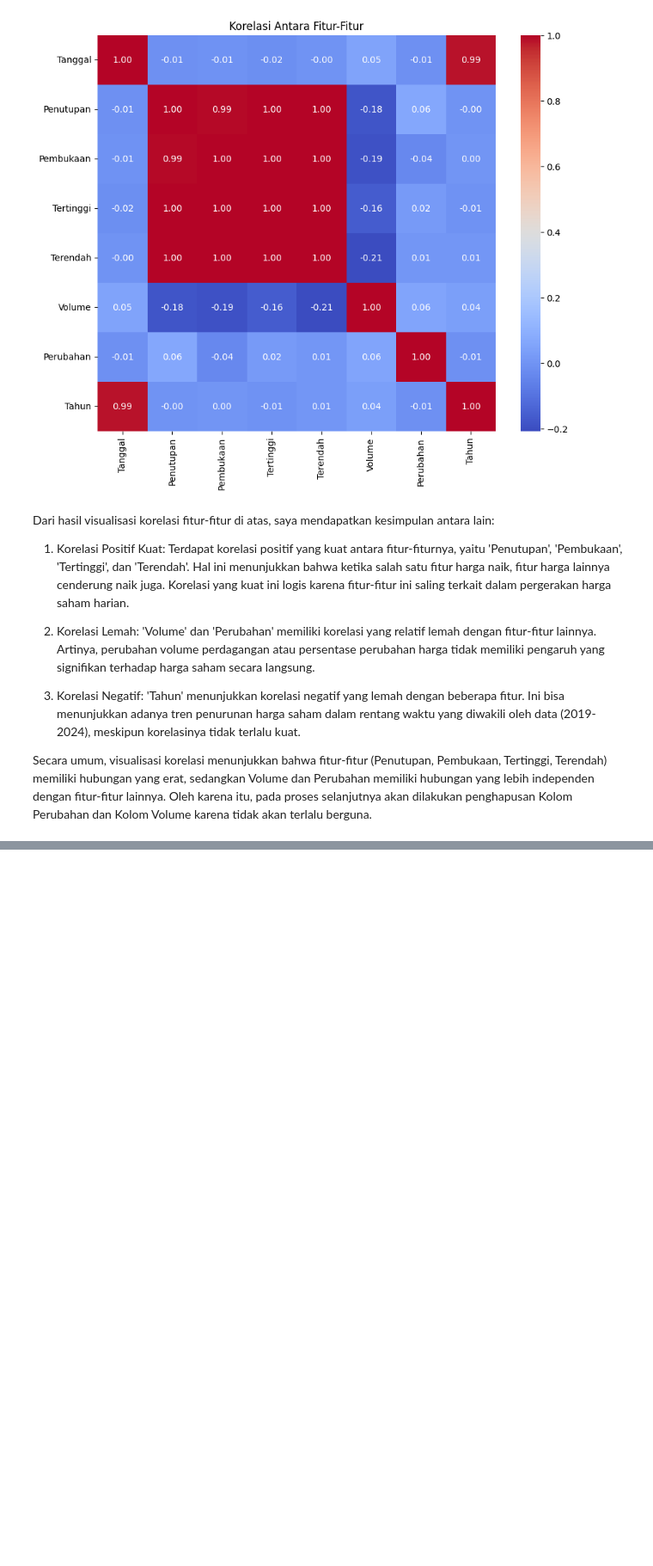
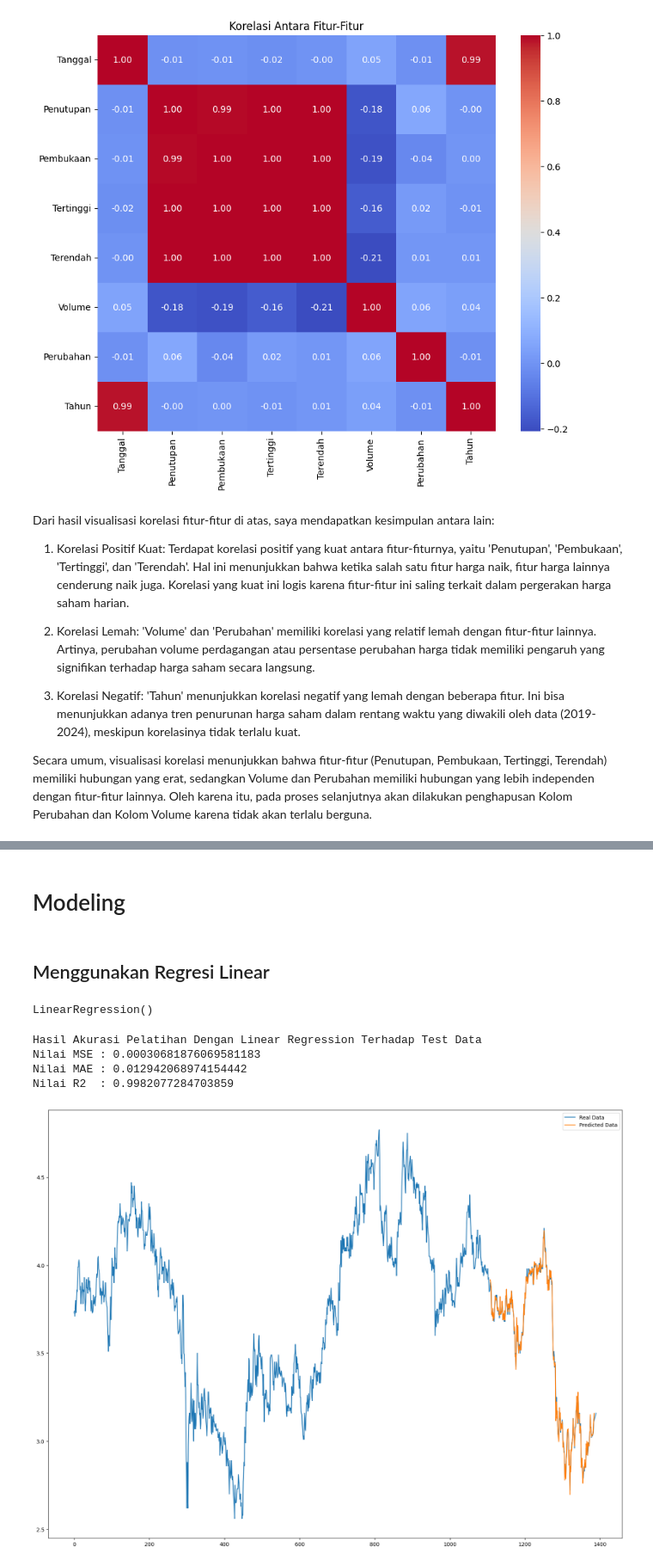
Before and after one commit to riskinass/proyek-sains-data, a Jupyter notebook: _build/html/_sources/tugas2/main.ipynb, the cells around one changed output, grey strips where cells are left out. Shown at 86% size. Cells and saved outputs as stored; diff of their text form; code cells hidden in the pictures; blank space fills up the shorter version.

```diff
--- a/_build/html/_sources/tugas2/main.ipynb
+++ b/_build/html/_sources/tugas2/main.ipynb
@@ -309,0 +527,3 @@ Coming Soon
+# %%
+##membagi data untuk training dan testing, proporsi data testing = 0.2*total data, data tidak dikocok
+X_train,X_test,Y_train,Y_test = train_test_split(X,Y, test_size=0.2, shuffle=False)
@@ -309,0 +538,4 @@ Coming Soon
+# %%
+scaler = MinMaxScaler(feature_range=(0, 1))
+X_train_scale = scaler.fit_transform(X_train)
+X_test_scale = scaler.transform(X_test)
@@ -309,0 +552,32 @@ Coming Soon
+# %% [markdown]
+# Modeling
+# %% [markdown]
+## Menggunakan Regresi Linear
+# %%
+#define sklearn.linear_model.LinearRegression sebagai Lr
+Lr = LinearRegression()
+#training model
+Lr.fit(X_train_scale, Y_train)
+# %% [output]
+LinearRegression()
+# %%
+pred = Lr.predict(X_test_scale)
+# %%
+print('Hasil Akurasi Pelatihan Dengan Linear Regression Terhadap Test Data')
+print(f"Nilai MSE : {mean_squared_error(pred,Y_test)}")
+print(f"Nilai MAE : {mean_absolute_error(pred,Y_test)}")
+print(f"Nilai R2  : {r2_score(pred,Y_test)}")
+# %% [output]
+Hasil Akurasi Pelatihan Dengan Linear Regression Terhadap Test Data
+Nilai MSE : 0.00030681876069581183
+Nilai MAE : 0.012942068974154442
+Nilai R2  : 0.9982077284703859
+# %%
+#plotting
+plt.figure(figsize=(20,15))
+plt.plot(Y)
+plt.plot(np.arange(len(Y_train),len(Y)),pred)
+plt.legend(['Real Data','Predicted Data'])
+plt.show()
+# %% [output]
+[figure, added]
```
Also changed, not shown: parts of 39 cells of this notebook, 35 other files.
